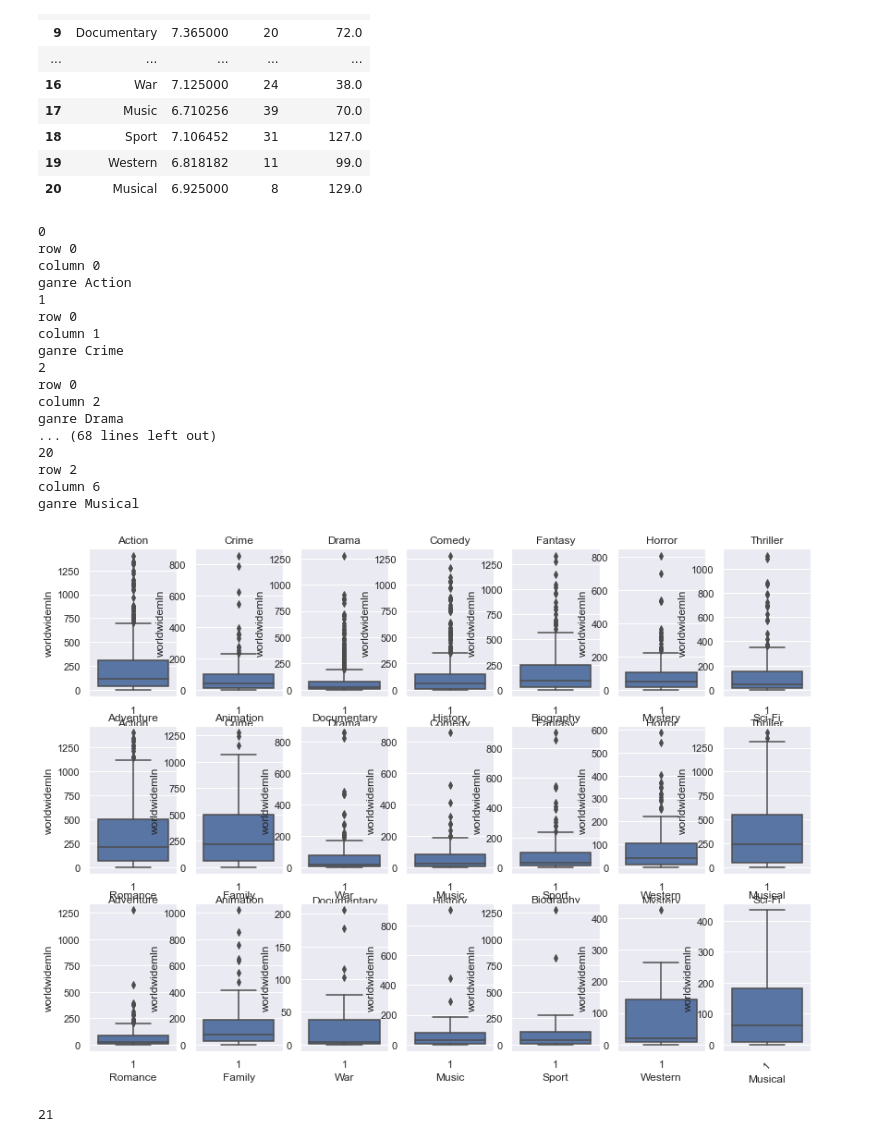
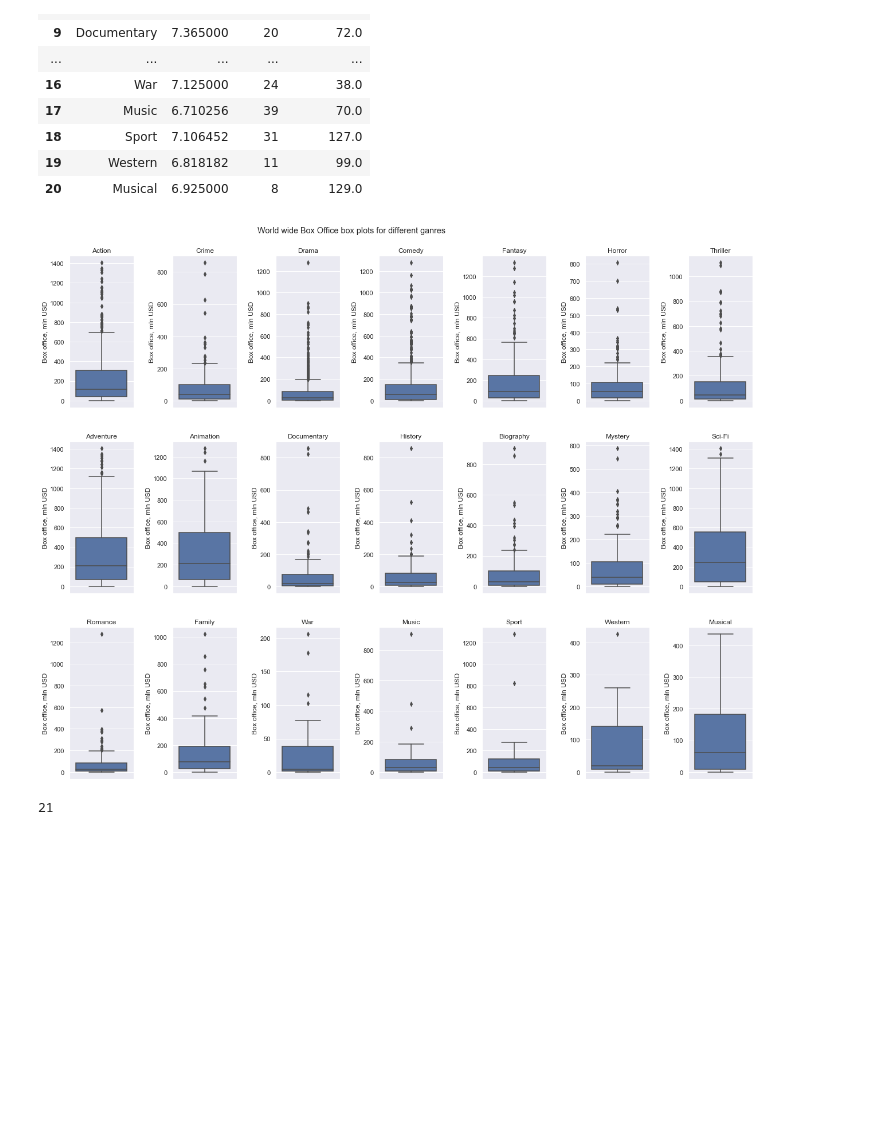
Before and after one commit to 314ka4y/Exploratory_Data_Analysis_project-Movies., a Jupyter notebook: student.ipynb, the cells around one changed output. Drawn from its saved outputs; the diff is of its cells as text; code cells hidden in the pictures; blank space fills up the shorter version.

Commit message:
ganres graph add

```diff
--- a/student.ipynb
+++ b/student.ipynb
@@ -1148,55 +1148,30 @@ df_new
 # %%
 test = studios.merge(ganres_df, left_on = "title", right_on = "primary_title")
 
 
-#for ganre in ganre_types
 test["worldwidemln"] = test["worldwide"]/1000000
-ganre_types
 
+fig, axs = plt.subplots(nrows = 3,ncols = 7, figsize = (18,14), squeeze = True)
+fig.tight_layout(pad=3.0)
+fig.text(0.3,1, 'World wide Box Office box plots for different ganres', fontsize = "large")
+for num in list(range(len(ganre_types))):
+    row = num//7
+    column = num%7
+    axs[row][column].set_title(ganre_types[num])
+    axs[row][column].get_yaxis()
+    axs[row][column].get_xaxis().set_visible(False)
 
-
-fig, axs = plt.subplots(nrows = 3,ncols = 7, figsize = (14,10), squeeze = True)
-
-# g = sns.FacetGrid(test, col="subject", col_wrap=4, height=2, ylim=(0, 10))
-# g.map(sns.boxplot, ganre_types, "worldwide", order=[1, 2, 3], color=".3", ci=None)
-
-
-for num in list(range(len(ganre_types))):
-#   row = num//7
-    column = num%7
 #    print(f"row {row}")
 #    print(f"column {column}")
 #    print(f"ganre {ganre_types[num]}")
     axs[row][column].set_title(ganre_types[num])
     plt.xticks(rotation=45)
     sns.boxplot(data = test[test[ganre_types[num]]==1], x=ganre_types[num], y = "worldwidemln", ax=axs[row][column])
+    axs[row][column].set_ylabel("Box office, mln USD")
 
-#    ax[row][column].hist(list_studio[num]["worldwide"][list_studio[num]["worldwide"] < 350000000].values, bins=20)
-#     ax[row][column].set_title(list_studio_names[num])
-#     ax[row][column].set_xlabel("Box office, 100 mln USD")
-#     ax[row][column].set_ylabel("Number of films")
-#   sns.boxplot(data = test, x=ganre_types[num], y = "worldwide", ax=ax[row][column])
-#     ax1.set_title("Average raiting/worldwide box office(mln USD) in different ganres and N of movies in this ganre")
-# sns.boxplot(x="day", y="total_bill", data=tips)
+fig.savefig("out/")
 # %% [output]
-0
-row 0
-column 0
-ganre Action
-1
-row 0
-column 1
-ganre Crime
-2
-row 0
-column 2
-ganre Drama
-... (68 lines left out)
-20
-row 2
-column 6
-ganre Musical
-[figure, old version]
+[figure, new version]
 # %%
 # %% [output]
 21
```
Also changed, not shown: parts of 2 cells of this notebook.
